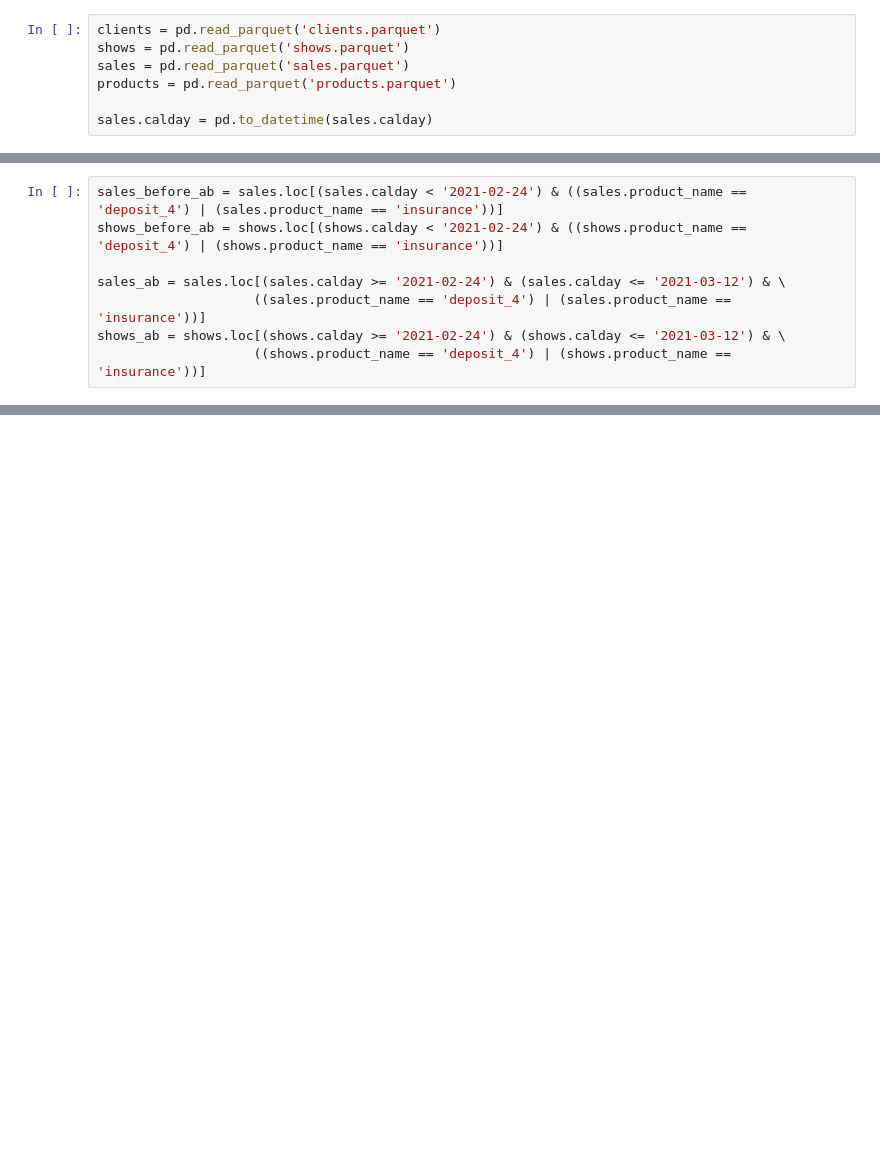
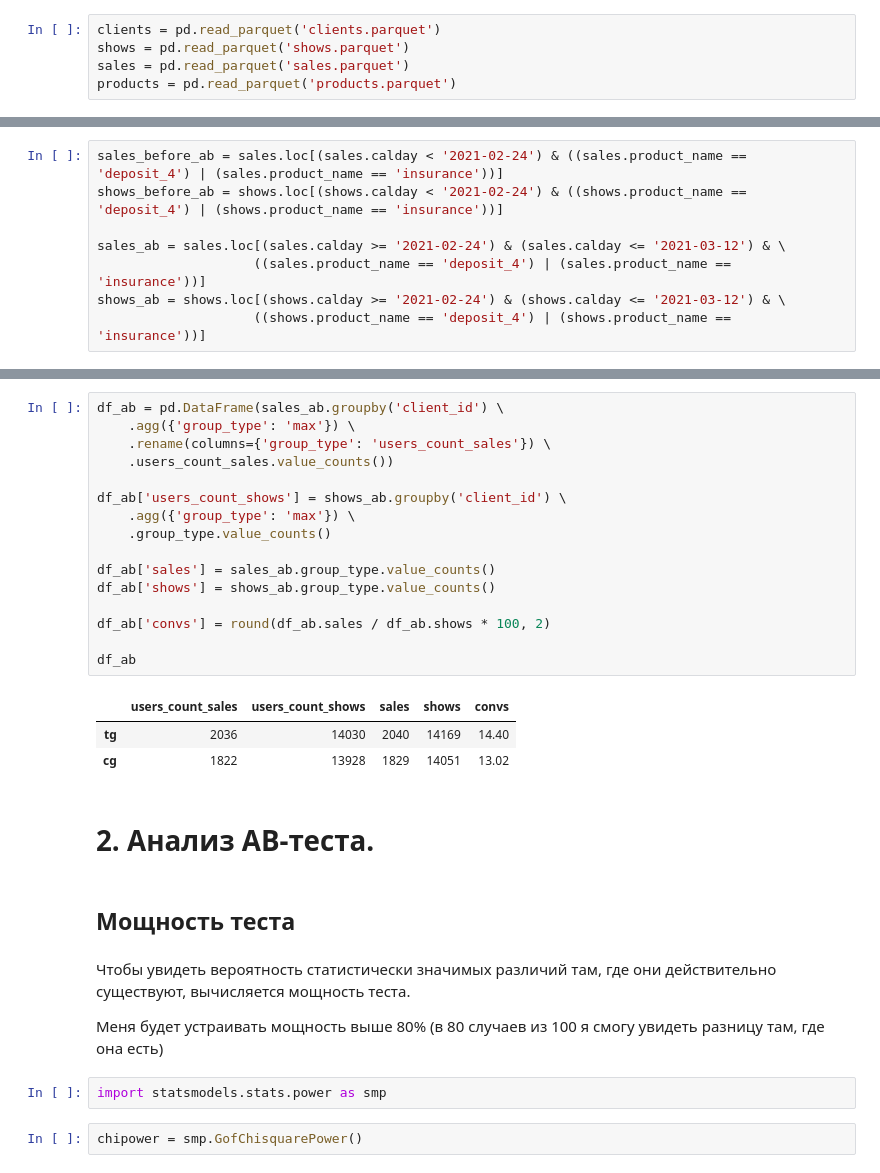
Before and after one commit to kovalev1722/test_tasks, a Jupyter notebook: task_4/solution.ipynb, the cells around one changed output, grey strips where cells are left out. Cells and saved outputs as stored; diff of their text form; blank space fills up the shorter version.

Commit message:
added data analysis and preparation

```diff
--- a/task_4/solution.ipynb
+++ b/task_4/solution.ipynb
@@ -47,5 +50,3 @@ clients = pd.read_parquet('clients.parquet')
 shows = pd.read_parquet('shows.parquet')
 sales = pd.read_parquet('sales.parquet')
 products = pd.read_parquet('products.parquet')
-
-sales.calday = pd.to_datetime(sales.calday)
@@ -93,0 +83,32 @@ shows_ab.shape[0]
+# %%
+df_ab = pd.DataFrame(sales_ab.groupby('client_id') \
+    .agg({'group_type': 'max'}) \
+    .rename(columns={'group_type': 'users_count_sales'}) \
+    .users_count_sales.value_counts())
+
+df_ab['users_count_shows'] = shows_ab.groupby('client_id') \
+    .agg({'group_type': 'max'}) \
+    .group_type.value_counts()
+
+df_ab['sales'] = sales_ab.group_type.value_counts()
+df_ab['shows'] = shows_ab.group_type.value_counts()
+
+df_ab['convs'] = round(df_ab.sales / df_ab.shows * 100, 2)
+
+df_ab
+# %% [output]
+|  | users_count_sales | users_count_shows | sales | shows | convs |
+| tg | 2036 | 14030 | 2040 | 14169 | 14.40 |
+| cg | 1822 | 13928 | 1829 | 14051 | 13.02 |
+# %% [markdown]
+# 2. Анализ AB-теста.
+# %% [markdown]
+## Мощность теста
+# %% [markdown]
+Чтобы увидеть вероятность статистически значимых различий там, где они действительно существуют, вычисляется мощность теста.
+
+Меня будет устраивать мощность выше 80% (в 80 случаев из 100 я смогу увидеть разницу там, где она есть)
+# %%
+import statsmodels.stats.power as smp
+# %%
+chipower = smp.GofChisquarePower()
```
Also changed, not shown: parts of 18 cells of this notebook.
